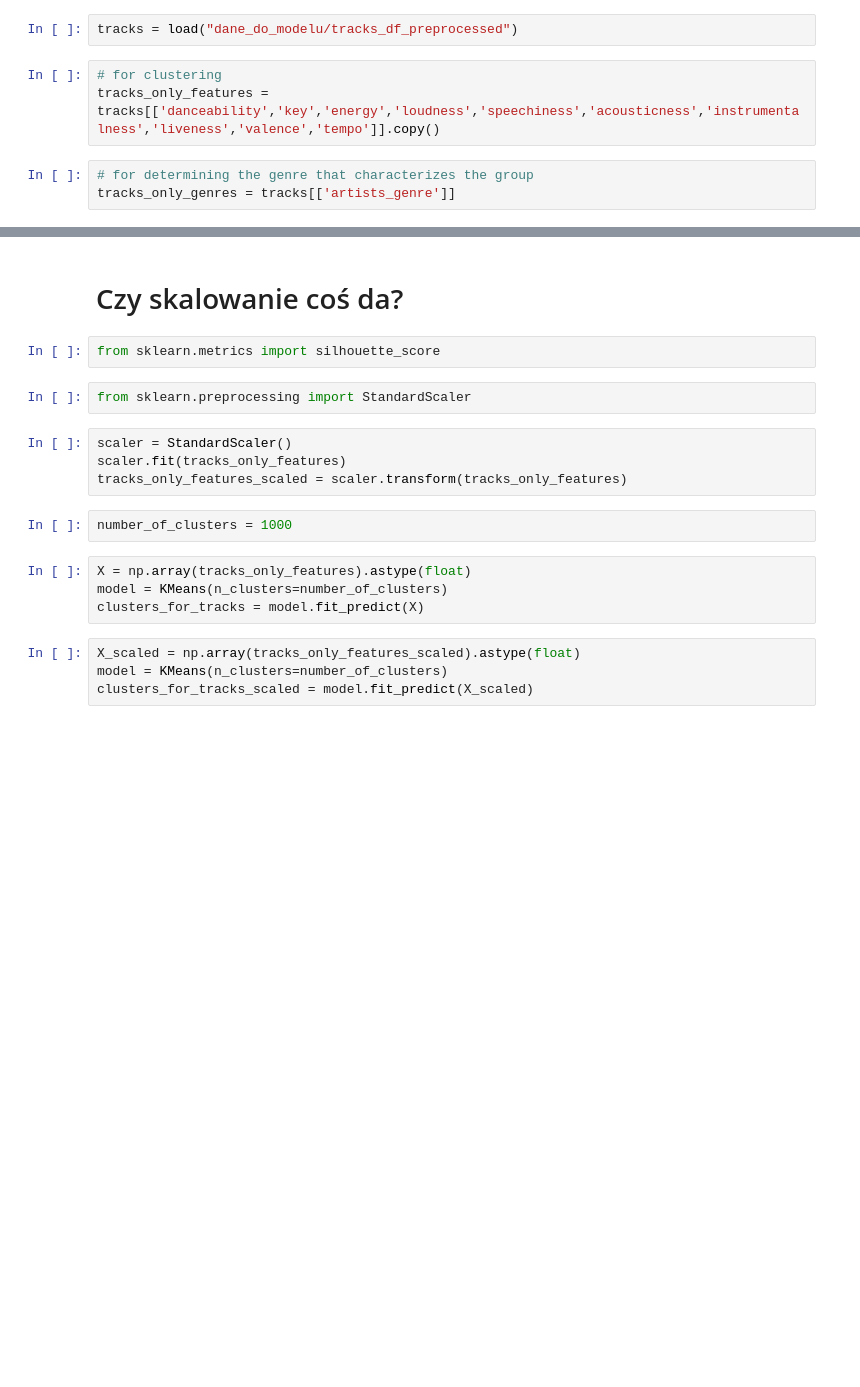
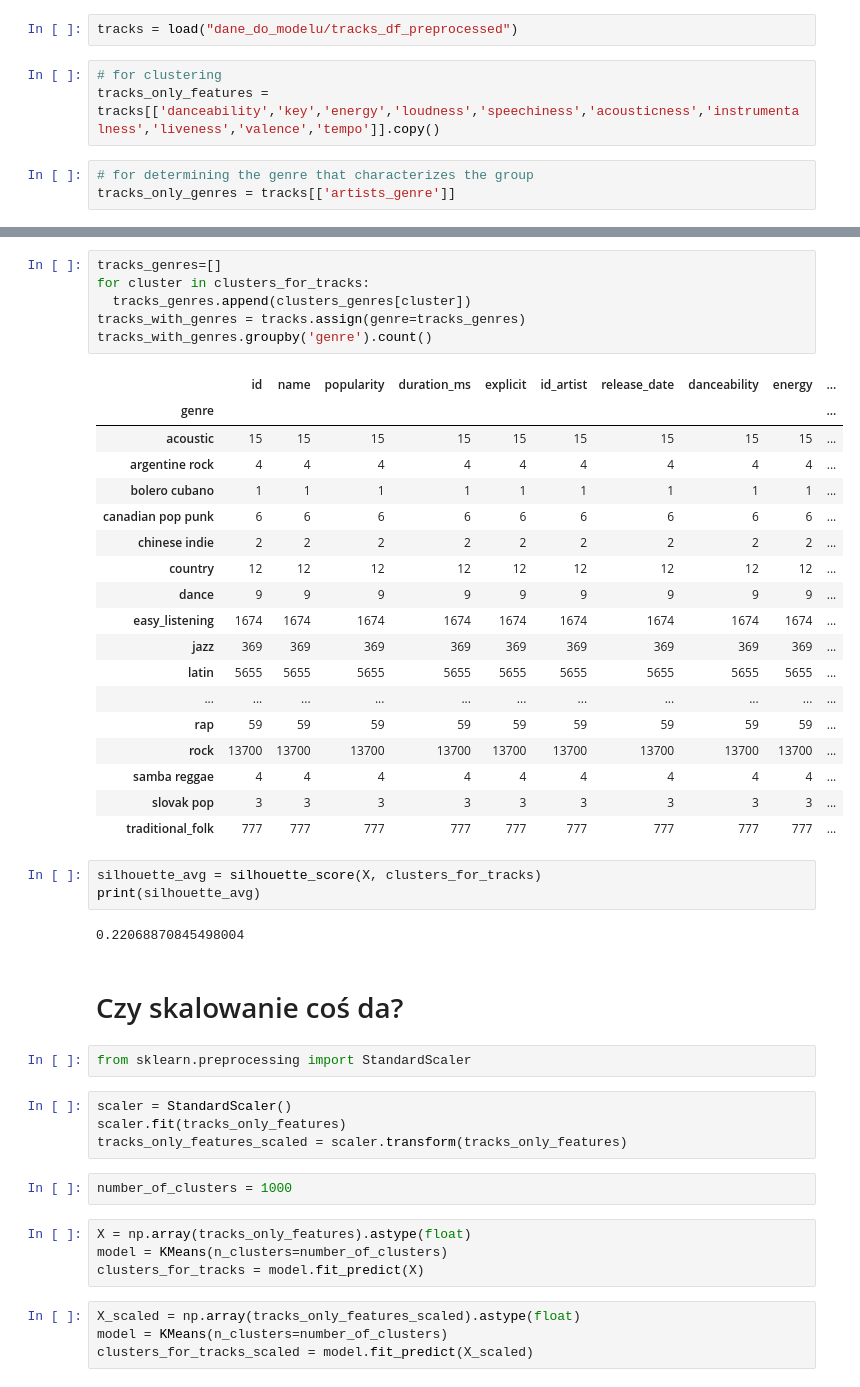
Before and after one commit to zxcvwrs/spotify-songs-ML, a Jupyter notebook: przypisanie_gatunkow_do_piosenek.ipynb, the cells around one changed output, grey strips where cells are left out. Saved outputs shown, nothing was run; the diff lists cells and outputs as text; blank space fills up the shorter version.

```diff
--- a/przypisanie_gatunkow_do_piosenek.ipynb
+++ b/przypisanie_gatunkow_do_piosenek.ipynb
@@ -24,7 +237,35 @@ tracks_only_genres = tracks[['artists_genre']]
+# %%
+tracks_genres=[]
+for cluster in clusters_for_tracks:
+  tracks_genres.append(clusters_genres[cluster])
+tracks_with_genres = tracks.assign(genre=tracks_genres)
+tracks_with_genres.groupby('genre').count()
+# %% [output]
+|  | id | name | popularity | duration_ms | explicit | id_artist | release_date | danceability | energy | ... |
+| genre |  |  |  |  |  |  |  |  |  | ... |
+| acoustic | 15 | 15 | 15 | 15 | 15 | 15 | 15 | 15 | 15 | ... |
+| argentine rock | 4 | 4 | 4 | 4 | 4 | 4 | 4 | 4 | 4 | ... |
+| bolero cubano | 1 | 1 | 1 | 1 | 1 | 1 | 1 | 1 | 1 | ... |
+| canadian pop punk | 6 | 6 | 6 | 6 | 6 | 6 | 6 | 6 | 6 | ... |
+| chinese indie | 2 | 2 | 2 | 2 | 2 | 2 | 2 | 2 | 2 | ... |
+| country | 12 | 12 | 12 | 12 | 12 | 12 | 12 | 12 | 12 | ... |
+| dance | 9 | 9 | 9 | 9 | 9 | 9 | 9 | 9 | 9 | ... |
+| easy_listening | 1674 | 1674 | 1674 | 1674 | 1674 | 1674 | 1674 | 1674 | 1674 | ... |
+| jazz | 369 | 369 | 369 | 369 | 369 | 369 | 369 | 369 | 369 | ... |
+| latin | 5655 | 5655 | 5655 | 5655 | 5655 | 5655 | 5655 | 5655 | 5655 | ... |
+| ... | ... | ... | ... | ... | ... | ... | ... | ... | ... | ... |
+| rap | 59 | 59 | 59 | 59 | 59 | 59 | 59 | 59 | 59 | ... |
+| rock | 13700 | 13700 | 13700 | 13700 | 13700 | 13700 | 13700 | 13700 | 13700 | ... |
+| samba reggae | 4 | 4 | 4 | 4 | 4 | 4 | 4 | 4 | 4 | ... |
+| slovak pop | 3 | 3 | 3 | 3 | 3 | 3 | 3 | 3 | 3 | ... |
+| traditional_folk | 777 | 777 | 777 | 777 | 777 | 777 | 777 | 777 | 777 | ... |
+# %%
+silhouette_avg = silhouette_score(X, clusters_for_tracks)
+print(silhouette_avg)
+# %% [output]
+0.22068870845498004
 # %% [markdown]
 # Czy skalowanie coś da?
-# %%
-from sklearn.metrics import silhouette_score
 # %%
 from sklearn.preprocessing import StandardScaler
 # %%
```
Also changed, not shown: parts of 32 cells of this notebook, 2 other files.
